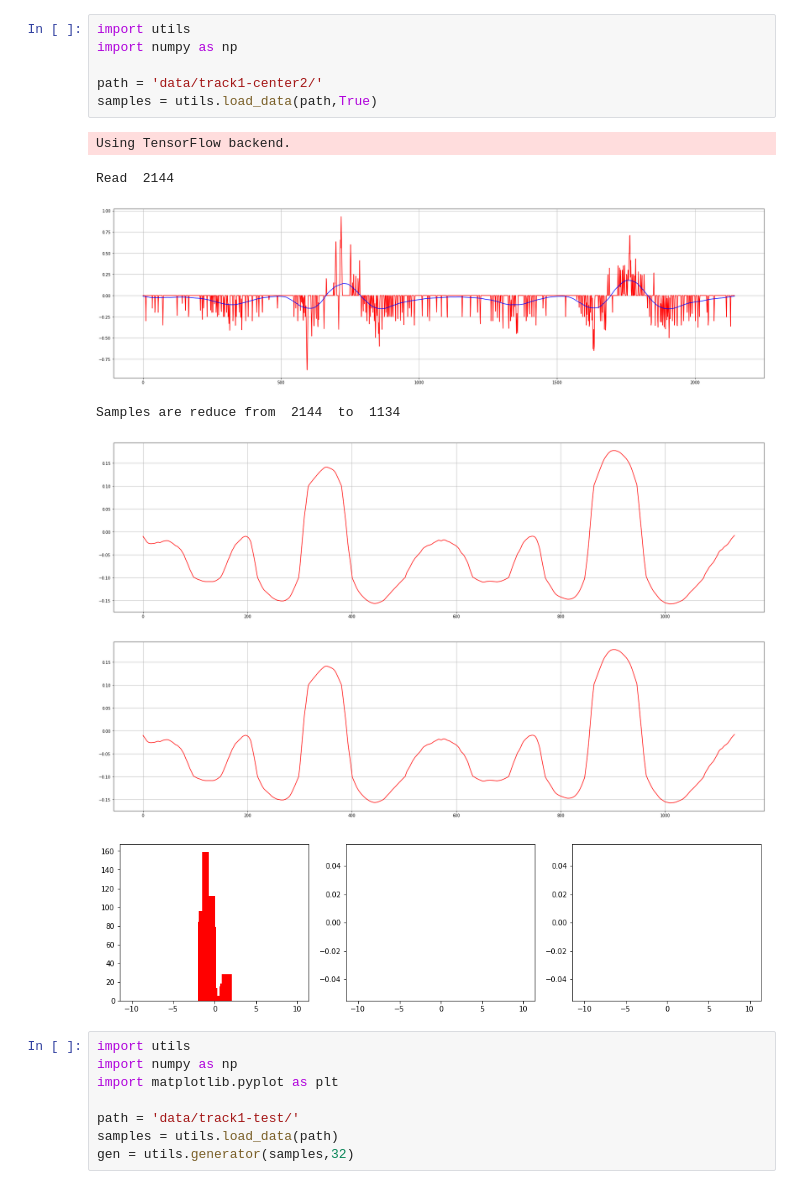
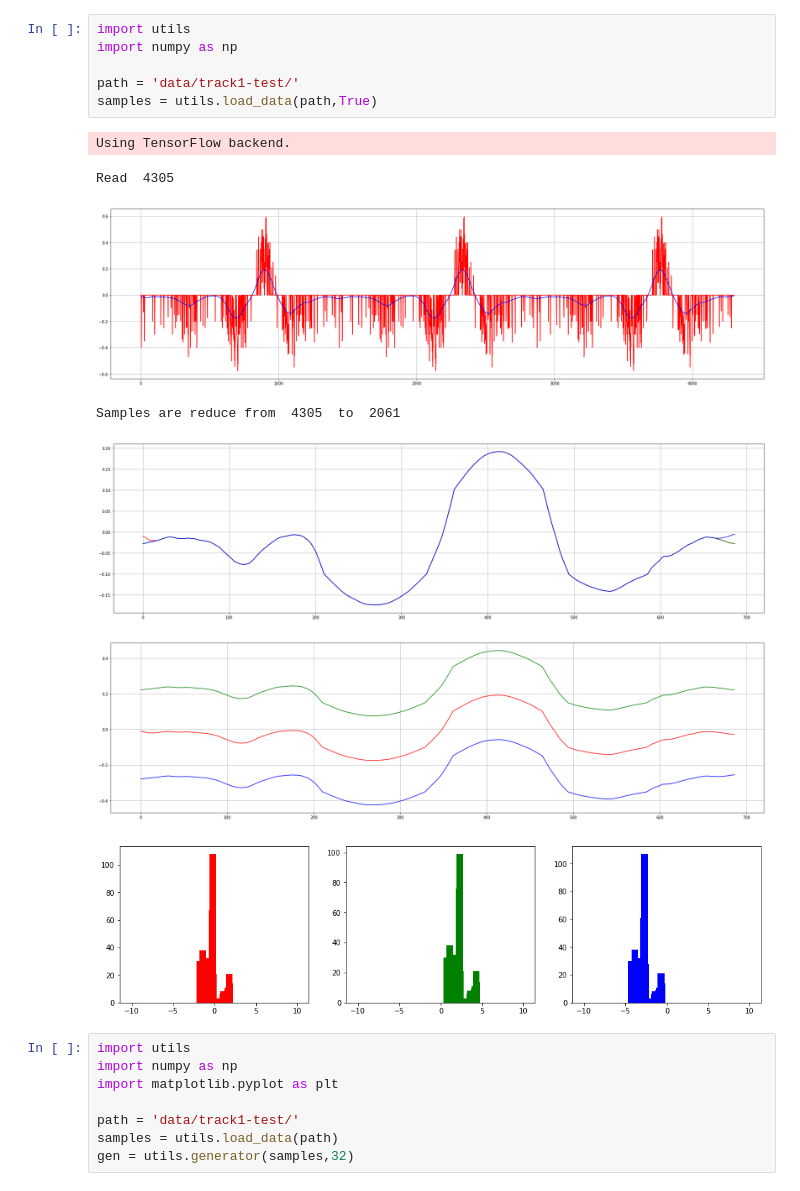
Before and after one commit to malichao/Behavioral-Cloning, a Jupyter notebook: Behavioral_Cloning.ipynb, the cells around one changed output. Cells and saved outputs as stored; diff of their text form.

```diff
--- a/Behavioral_Cloning.ipynb
+++ b/Behavioral_Cloning.ipynb
@@ -1,17 +1,17 @@
 # %%
 import utils
 import numpy as np
 
-path = 'data/track1-center2/'
+path = 'data/track1-test/'
 samples = utils.load_data(path,True)
 # %% [output]
 Using TensorFlow backend.
-Read  2144
+Read  4305
-[figure, old version]
+[figure, new version]
-Samples are reduce from  2144  to  1134
+Samples are reduce from  4305  to  2061
-[figure, old version]
+[figure, new version]
-[figure, old version]
+[figure, new version]
-[figure, old version]
+[figure, new version]
 # %%
 import utils
 import numpy as np
```
Also changed, not shown: parts of 4 cells of this notebook, 2 other files.
